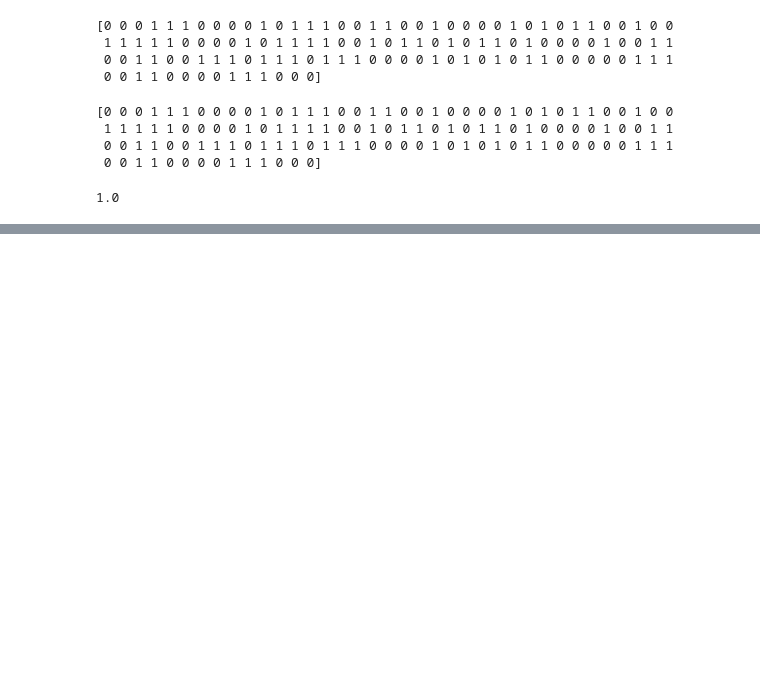
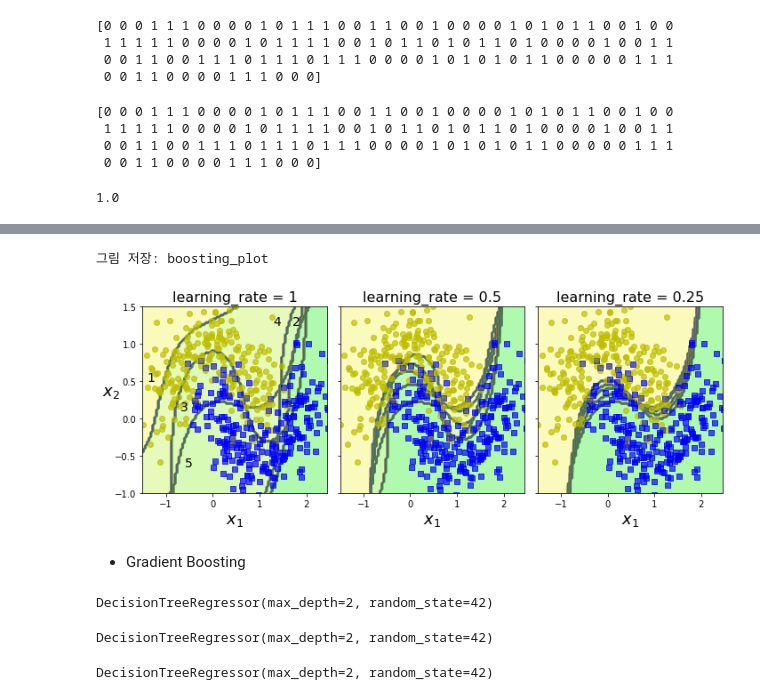
Before and after one commit to sonzwon/TIL_DL, a Jupyter notebook: Ensemble.ipynb, the cells around one changed output, grey strips where cells are left out. Cells and saved outputs as stored; diff of their text form; code cells hidden in the pictures; blank space fills up the shorter version.

```diff
--- a/Ensemble.ipynb
+++ b/Ensemble.ipynb
@@ -155,0 +266,33 @@ np.sum(y_pred_bag_rf == y_pred_rf)/len(y_pred_bag_rf)  # 예측 결과가 동일
+# %%
+m = len(X_train)
+
+fix, axes = plt.subplots(ncols=3, figsize=(10,4), sharey=True)
+for subplot, learning_rate in ((0, 1), (1, 0.5), (2, 0.25)):
+    sample_weights = np.ones(m) / m
+    plt.sca(axes[subplot])
+    for i in range(5):
+        svm_clf = SVC(kernel="rbf", C=0.2, gamma=0.6, random_state=42)
+        svm_clf.fit(X_train, y_train, sample_weight=sample_weights * m)
+        y_pred = svm_clf.predict(X_train)
+        r = sample_weights[y_pred != y_train].sum() / sample_weights.sum() # equation 7-1
+        alpha = learning_rate * np.log((1 - r) / r) # equation 7-2
+        sample_weights[y_pred != y_train] *= np.exp(alpha) # equation 7-3
+        sample_weights /= sample_weights.sum() # normalization step
+        plot_decision_boundary(svm_clf, X, y, alpha=0.2)
+        plt.title("learning_rate = {}".format(learning_rate), fontsize=16)
+    if subplot == 0:
+        plt.text(-1.4,  0.50, "1", fontsize=14)
+        plt.text( 1.7,  1.25, "2", fontsize=14)
+        plt.text(-0.7,  0.10, "3", fontsize=14)
+        plt.text( 1.3,  1.25, "4", fontsize=14)
+        plt.text(-0.6, -0.65, "5", fontsize=14)
+    else:
+        plt.ylabel("")
+
+save_fig("boosting_plot")
+plt.show()
+# %% [output]
+그림 저장: boosting_plot
+[figure, added]
+# %% [markdown]
+- Gradient Boosting
@@ -155,0 +303,20 @@ np.sum(y_pred_bag_rf == y_pred_rf)/len(y_pred_bag_rf)  # 예측 결과가 동일
+# %%
+from sklearn.tree import DecisionTreeRegressor
+
+tree_reg1 = DecisionTreeRegressor(max_depth=2, random_state=42)
+tree_reg1.fit(X,y)
+# %% [output]
+DecisionTreeRegressor(max_depth=2, random_state=42)
+# %%
+# y2 첫번쨰 결정트리에서의 오차
+y2 = y - tree_reg1.predict(X)
+tree_reg2 = DecisionTreeRegressor(max_depth=2, random_state=42)
+tree_reg2.fit(X,y2)
+# %% [output]
+DecisionTreeRegressor(max_depth=2, random_state=42)
+# %%
+y3 = y2 - tree_reg2.predict(X)
+tree_reg3 = DecisionTreeRegressor(max_depth=2, random_state=42)
+tree_reg3.fit(X,y3)
+# %% [output]
+DecisionTreeRegressor(max_depth=2, random_state=42)
```
Also changed, not shown: parts of 21 cells of this notebook.
